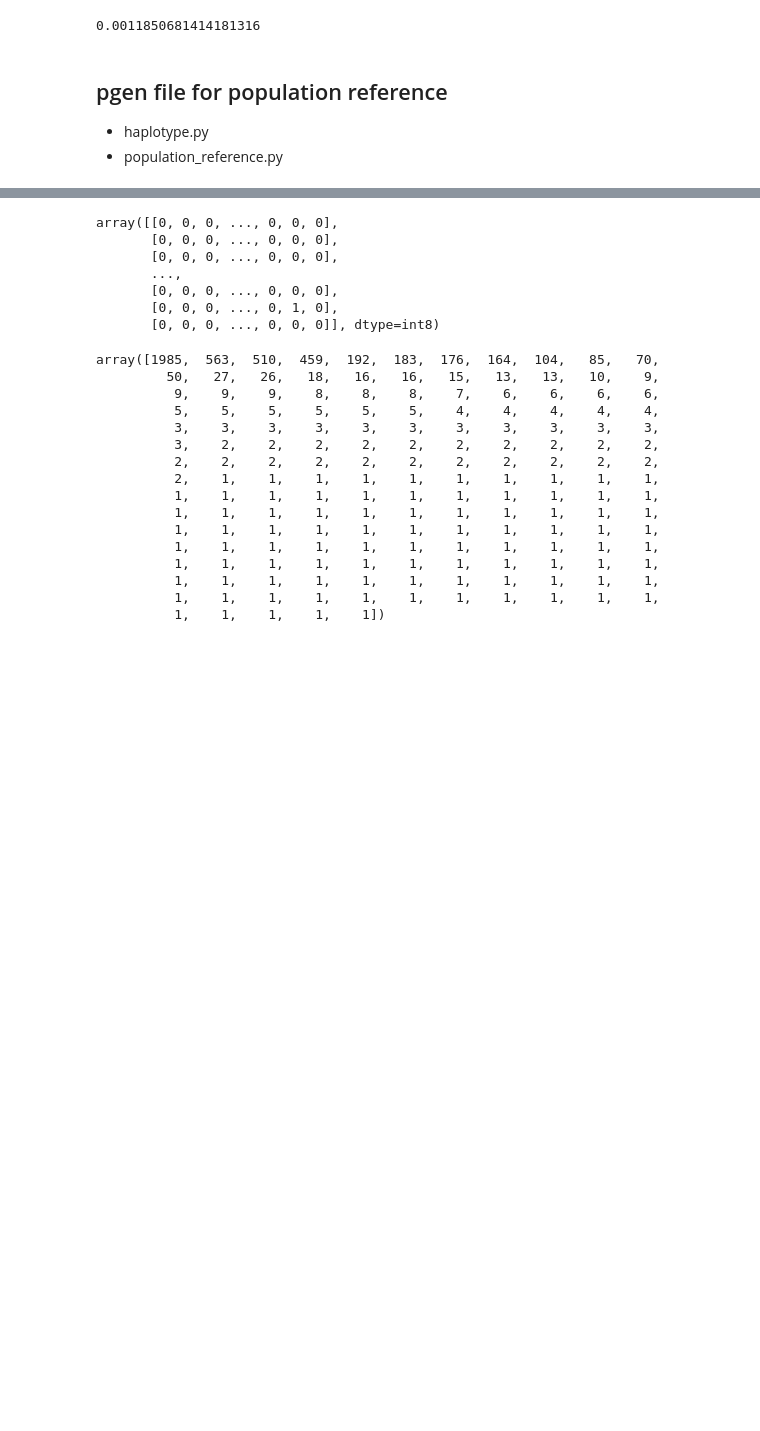
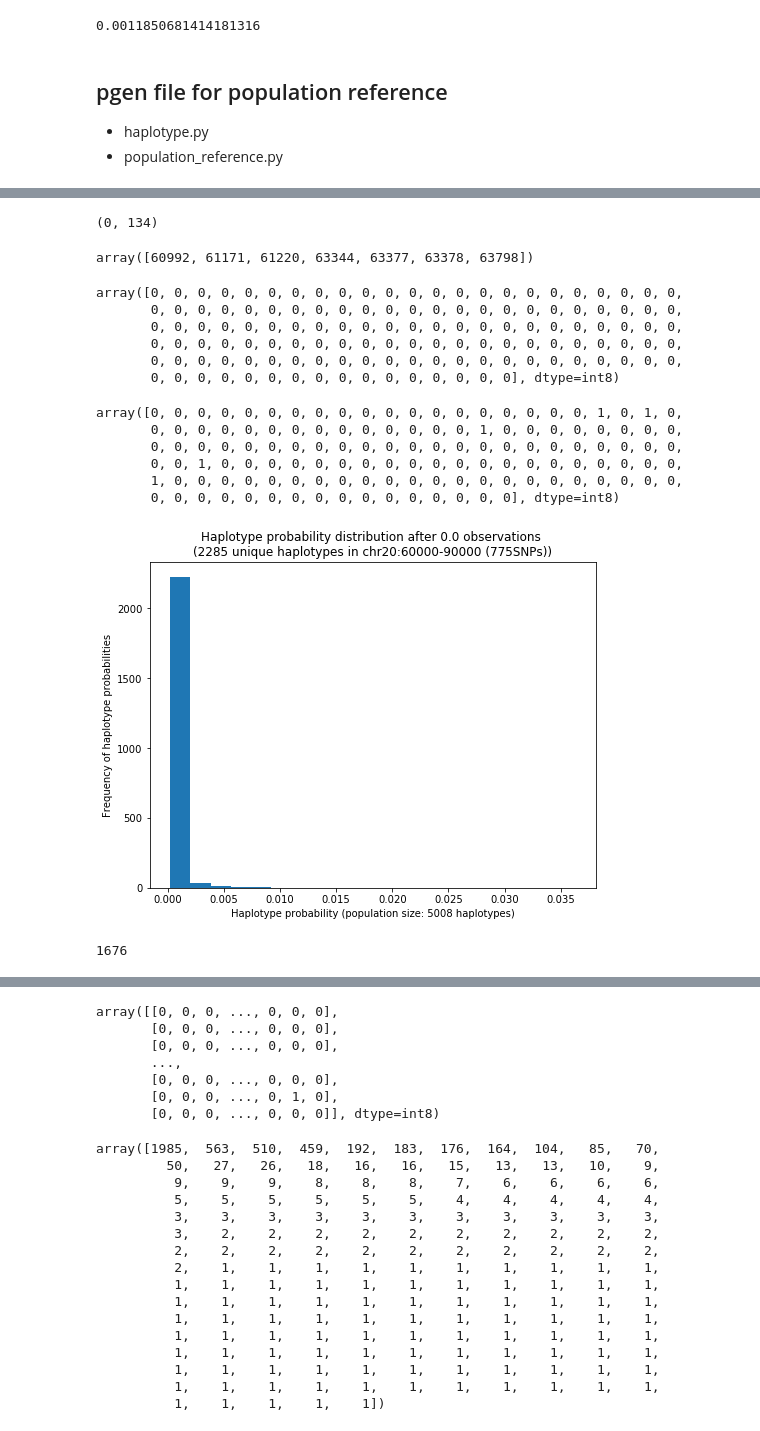
Before and after one commit to rivas-lab/nanopore, a Jupyter notebook: dev/scripts/20170312/new_pipeline_20170312.ipynb, the cells around one changed output, grey strips where cells are left out. Saved outputs shown, nothing was run; the diff lists cells and outputs as text; code cells hidden in the pictures; blank space fills up the shorter version.

```diff
--- a/dev/scripts/20170312/new_pipeline_20170312.ipynb
+++ b/dev/scripts/20170312/new_pipeline_20170312.ipynb
@@ -222,0 +415,36 @@ hb.plot()
+# %%
+r.get_bim_interval(bim)
+# %% [output]
+(0, 134)
+# %%
+r.get_mismatches_pos()
+# %% [output]
+array([60992, 61171, 61220, 63344, 63377, 63378, 63798])
+# %%
+hb.haps[0]
+# %% [output]
+array([0, 0, 0, 0, 0, 0, 0, 0, 0, 0, 0, 0, 0, 0, 0, 0, 0, 0, 0, 0, 0, 0, 0,
+       0, 0, 0, 0, 0, 0, 0, 0, 0, 0, 0, 0, 0, 0, 0, 0, 0, 0, 0, 0, 0, 0, 0,
+       0, 0, 0, 0, 0, 0, 0, 0, 0, 0, 0, 0, 0, 0, 0, 0, 0, 0, 0, 0, 0, 0, 0,
+       0, 0, 0, 0, 0, 0, 0, 0, 0, 0, 0, 0, 0, 0, 0, 0, 0, 0, 0, 0, 0, 0, 0,
+       0, 0, 0, 0, 0, 0, 0, 0, 0, 0, 0, 0, 0, 0, 0, 0, 0, 0, 0, 0, 0, 0, 0,
+       0, 0, 0, 0, 0, 0, 0, 0, 0, 0, 0, 0, 0, 0, 0, 0], dtype=int8)
+# %%
+hb.haps[1]
+# %% [output]
+array([0, 0, 0, 0, 0, 0, 0, 0, 0, 0, 0, 0, 0, 0, 0, 0, 0, 0, 0, 1, 0, 1, 0,
+       0, 0, 0, 0, 0, 0, 0, 0, 0, 0, 0, 0, 0, 0, 1, 0, 0, 0, 0, 0, 0, 0, 0,
+       0, 0, 0, 0, 0, 0, 0, 0, 0, 0, 0, 0, 0, 0, 0, 0, 0, 0, 0, 0, 0, 0, 0,
+       0, 0, 1, 0, 0, 0, 0, 0, 0, 0, 0, 0, 0, 0, 0, 0, 0, 0, 0, 0, 0, 0, 0,
+       1, 0, 0, 0, 0, 0, 0, 0, 0, 0, 0, 0, 0, 0, 0, 0, 0, 0, 0, 0, 0, 0, 0,
+       0, 0, 0, 0, 0, 0, 0, 0, 0, 0, 0, 0, 0, 0, 0, 0], dtype=int8)
+# %%
+hb_wide = Haplotype_block(20, 60000, 90000, bim, pgen)
+# %%
+hb_wide.plot()
+# %% [output]
+[figure, added]
+# %%
+np.sum(hb_wide.cnts == 1)
+# %% [output]
+1676
```
Also changed, not shown: parts of 43 cells of this notebook, 1 other file.
